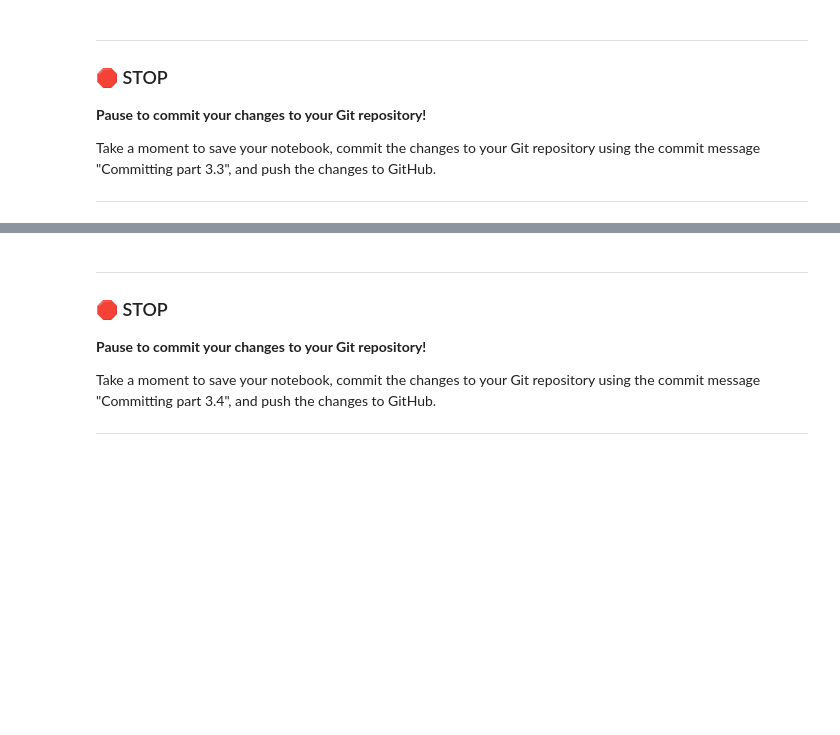
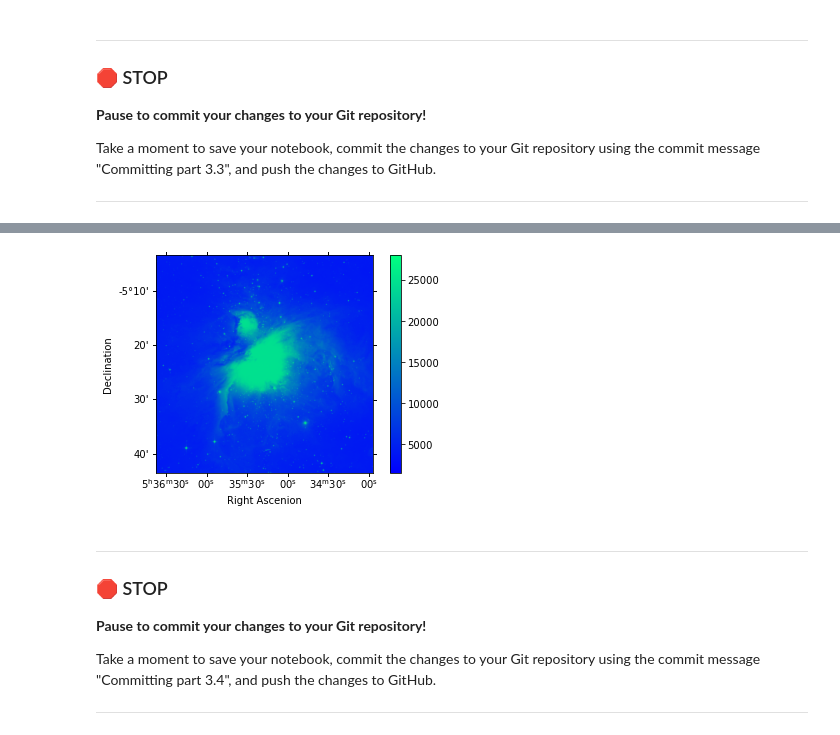
Before and after one commit to KrauseFo/cmse202-s21-turnin, a Jupyter notebook: hw-01/HW-01_GitPracticeDebuggingAndPythonPackages-STUDENT.ipynb, the cells around one changed output, grey strips where cells are left out. Cells and saved outputs as stored; diff of their text form; code cells hidden in the pictures; blank space fills up the shorter version.

```diff
--- a/hw-01/HW-01_GitPracticeDebuggingAndPythonPackages-STUDENT.ipynb
+++ b/hw-01/HW-01_GitPracticeDebuggingAndPythonPackages-STUDENT.ipynb
@@ -327,0 +332,12 @@ Now that you've spent some time exploring the nature of these images, we're goin
+# %%
+# Put your code here
+from astropy.wcs import WCS
+data_ir = fits.open('m42_40min_ir.fits', lazy_load_hdus='false')
+data_red = fits.open('m42_40min_red.fits', lazy_load_hdus='false')
+ax = plt.subplot(projection=WCS(data_ir[0].header))
+
+plt.imshow(data_ir[0].data, origin = 'lower', cmap = 'winter')
+plt.colorbar()
+plt.xlabel('Right Ascenion')
+plt.ylabel('Declination')
+# %% [output]
@@ -328,3 +358,4 @@ Now that you've spent some time exploring the nature of these images, we're goin
+[figure, added]
 # %% [markdown]
 ---
 ### &#128721; STOP
```
Also changed, not shown: parts of 3 cells of this notebook.
